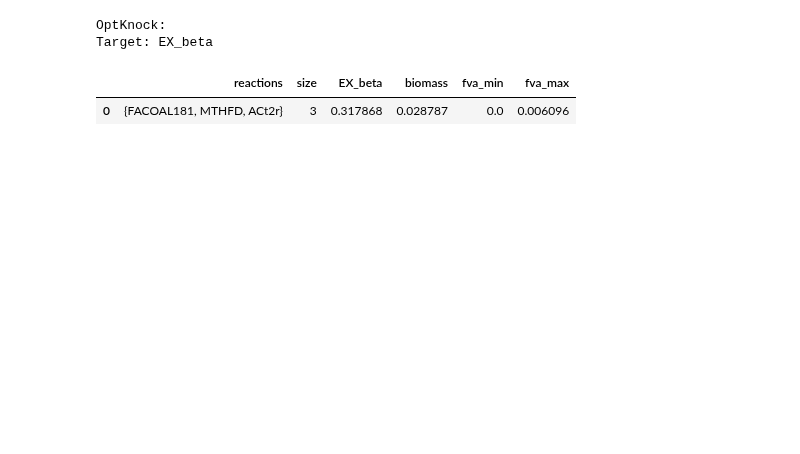
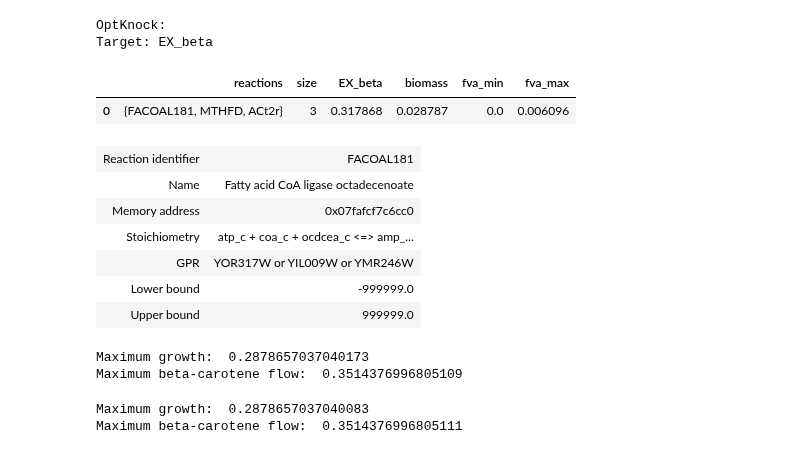
Before and after one commit to 27410/27410-2020-group-project-group-10-betacaroten-synthesis, a Jupyter notebook: OptKnock.ipynb, the cells around one changed output. Drawn from its saved outputs; the diff is of its cells as text; code cells hidden in the pictures; blank space fills up the shorter version.

```diff
--- a/OptKnock.ipynb
+++ b/OptKnock.ipynb
@@ -69,3 +69,30 @@ OptKnock:
 Target: EX_beta
 |  | reactions | size | EX_beta | biomass | fva_min | fva_max |
 | 0 | {FACOAL181, MTHFD, ACt2r} | 3 | 0.317868 | 0.028787 | 0.0 | 0.006096 |
+# %%
+model_iMM904.reactions.FACOAL181
+# %% [output]
+| Reaction identifier | FACOAL181 |
+| Name | Fatty acid CoA ligase octadecenoate |
+| Memory address | 0x07fafcf7c6cc0 |
+| Stoichiometry | atp_c + coa_c + ocdcea_c <=> amp_... |
+| GPR | YOR317W or YIL009W or YMR246W |
+| Lower bound | -999999.0 |
+| Upper bound | 999999.0 |
+# %%
+with model_iMM904:
+    model_iMM904.reactions.FACOAL181.bounds = 0,0
+    print("Maximum growth: ",model_iMM904.optimize().objective_value)
+    model_iMM904.objective = model_iMM904.reactions.EX_beta
+    print("Maximum beta-carotene flow: ",model_iMM904.optimize().objective_value)
+# %% [output]
+Maximum growth:  0.2878657037040173
+Maximum beta-carotene flow:  0.3514376996805109
+# %%
+with model_iMM904:
+    print("Maximum growth: ",model_iMM904.optimize().objective_value)
+    model_iMM904.objective = model_iMM904.reactions.EX_beta
+    print("Maximum beta-carotene flow: ",model_iMM904.optimize().objective_value)
+# %% [output]
+Maximum growth:  0.2878657037040083
+Maximum beta-carotene flow:  0.3514376996805111
```
Also changed, not shown: parts of 5 cells of this notebook.
